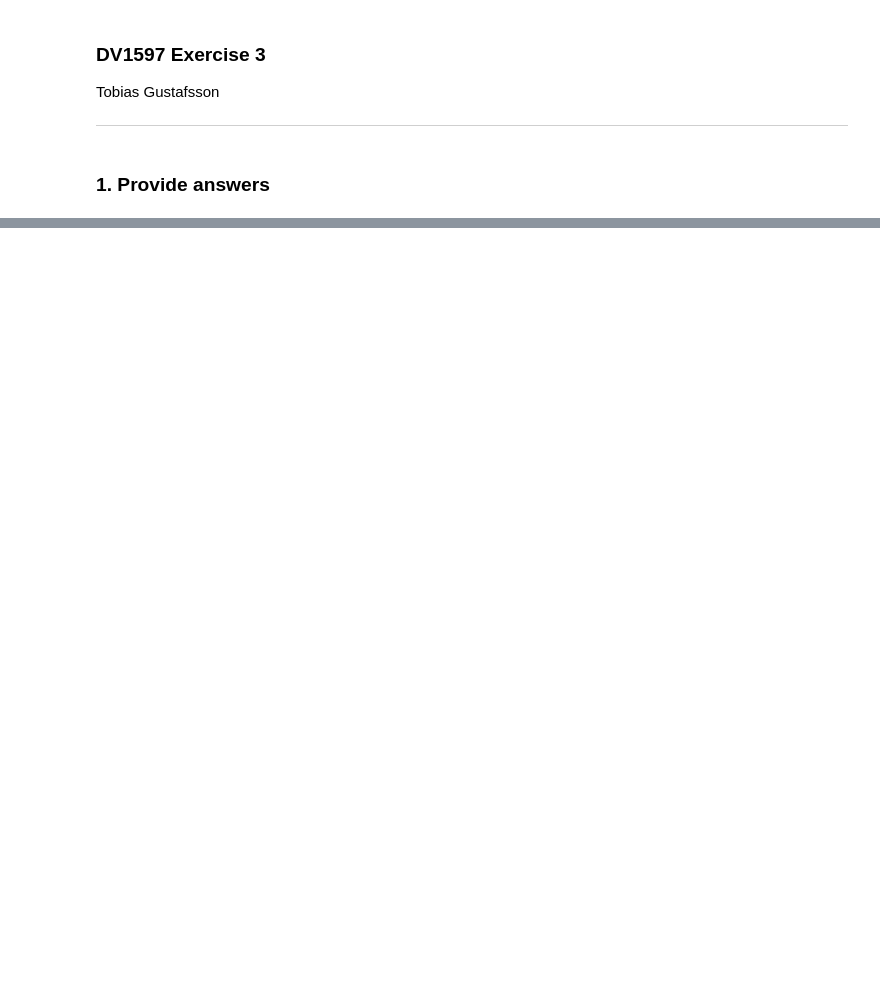
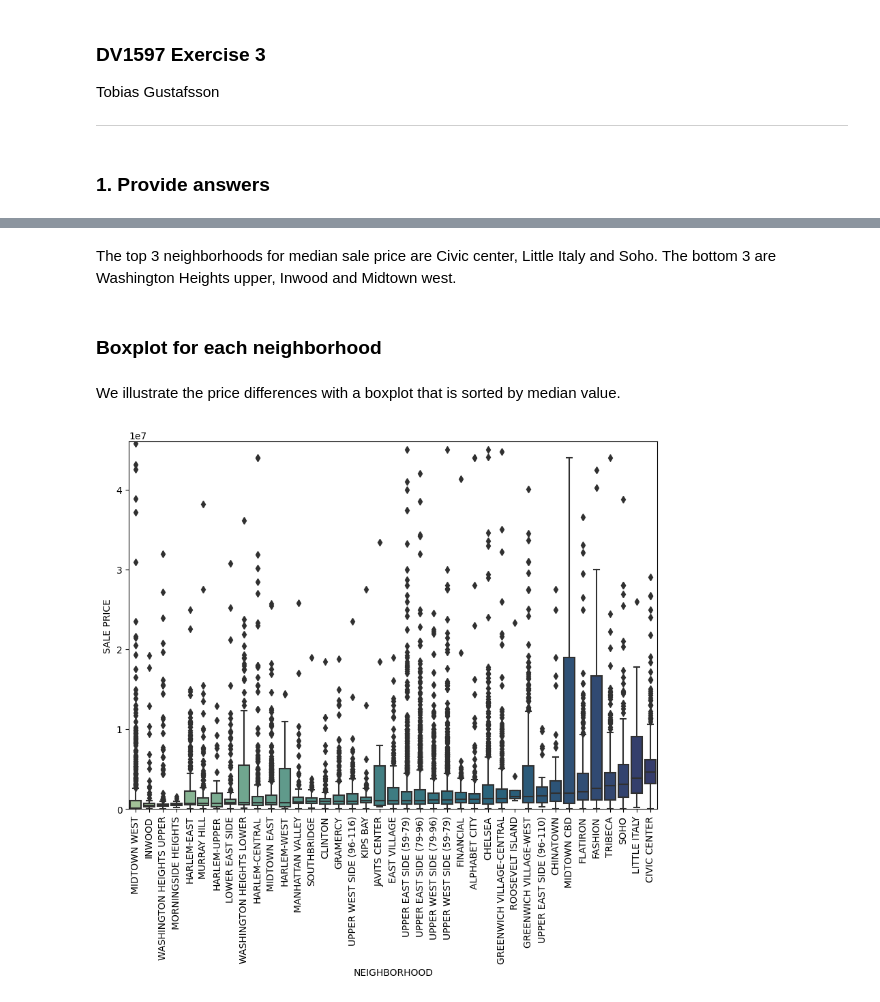
Before and after one commit to Globose/dv1597, a Jupyter notebook: ex3/book.ipynb, the cells around one changed output, grey strips where cells are left out. Cells and saved outputs as stored; diff of their text form; code cells hidden in the pictures; blank space fills up the shorter version.

```diff
--- a/ex3/book.ipynb
+++ b/ex3/book.ipynb
@@ -46,0 +64,16 @@ chelsea
+# %% [markdown]
+The top 3 neighborhoods for median sale price are Civic center, Little Italy and Soho. The bottom 3 are Washington Heights upper, Inwood and Midtown west.
+# %% [markdown]
+### Boxplot for each neighborhood
+# %% [markdown]
+We illustrate the price differences with a boxplot that is sorted by median value.
+# %%
+box_order = median_values['NEIGHBORHOOD']
+
+mpl.figure(figsize=(10, 7))
+sb.boxplot(x='NEIGHBORHOOD', y='SALE PRICE', data=df, palette="crest", order=box_order)
+mpl.xticks(rotation=90)
+mpl.ylim(0, 46000000)
+mpl.show()
+# %% [output]
+[figure, added]
```
Also changed, not shown: parts of 29 cells of this notebook.
